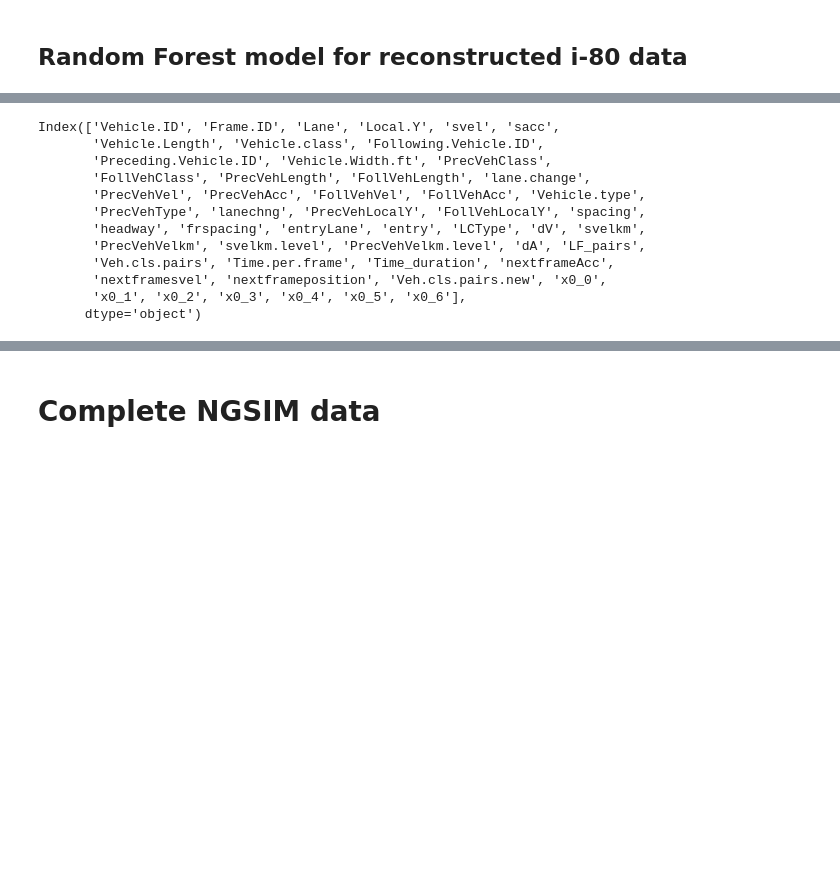
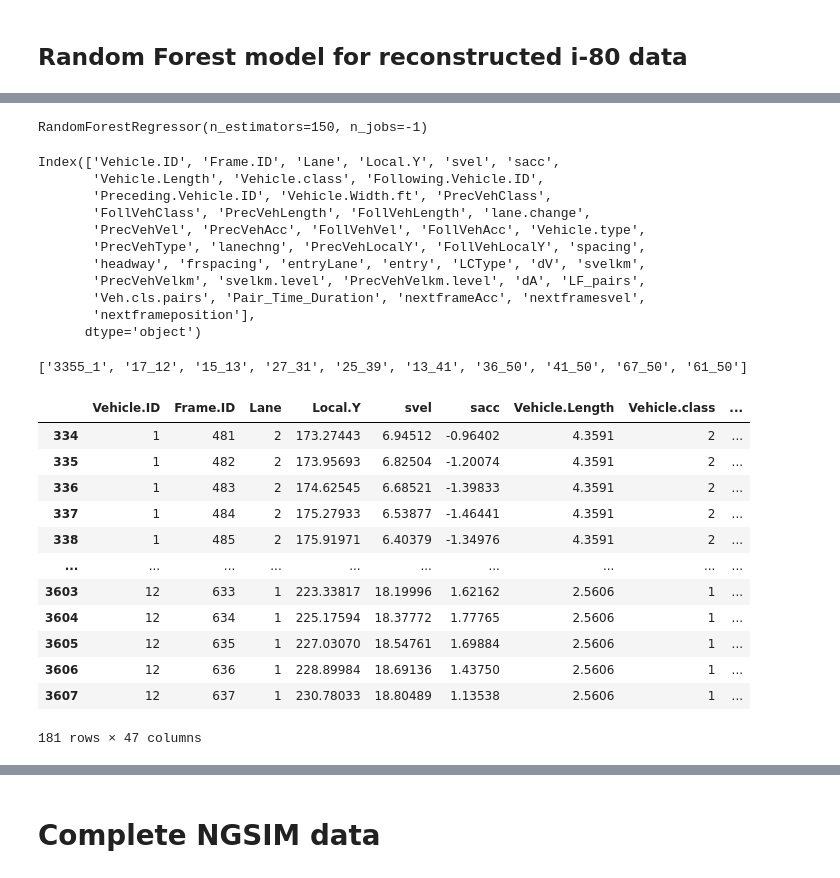
Before and after one commit to VineetDhamija/DataDrivenCarFollowing, a Jupyter notebook: datadrivencarfollowing-v1/scripts/Random_Forest_RS.ipynb, the cells around one changed output, grey strips where cells are left out. Drawn from its saved outputs; the diff is of its cells as text; code cells hidden in the pictures; blank space fills up the shorter version.

```diff
--- a/datadrivencarfollowing-v1/scripts/Random_Forest_RS.ipynb
+++ b/datadrivencarfollowing-v1/scripts/Random_Forest_RS.ipynb
@@ -143,0 +178,6 @@ new_ngsim.shape
+# %%
+ngsim = ngsim[ngsim["dV"].notna()]
+ngsim = ngsim[ngsim["spacing"].notna()]
+ngsim = ngsim[ngsim["nextframesvel"].notna()]
+ngsim = ngsim[ngsim["svel"].notna()]
+ngsim = ngsim[ngsim["PrecVehVel"].notna()]
@@ -144,5 +197,14 @@ new_ngsim.shape
+# %%
+X_train = train[["spacing",'PrecVehType','Vehicle.type','dV','svel']]
+y_train= train['nextframesvel']
+X_test = test[["spacing",'PrecVehType','Vehicle.type','dV','svel']]
+y_test= test['nextframesvel']
+rf = RandomForestRegressor(n_estimators = 150, n_jobs = -1)
+rf.fit(X_train,y_train)
+# %% [output]
+RandomForestRegressor(n_estimators=150, n_jobs=-1)
 # %%
-new_ngsim.columns
+ngsim.columns
 # %% [output]
 Index(['Vehicle.ID', 'Frame.ID', 'Lane', 'Local.Y', 'svel', 'sacc',
        'Vehicle.Length', 'Vehicle.class', 'Following.Vehicle.ID',
@@ -152,7 +214,6 @@ Index(['Vehicle.ID', 'Frame.ID', 'Lane', 'Local.Y', 'svel', 'sacc',
        'PrecVehType', 'lanechng', 'PrecVehLocalY', 'FollVehLocalY', 'spacing',
        'headway', 'frspacing', 'entryLane', 'entry', 'LCType', 'dV', 'svelkm',
        'PrecVehVelkm', 'svelkm.level', 'PrecVehVelkm.level', 'dA', 'LF_pairs',
-       'Veh.cls.pairs', 'Time.per.frame', 'Time_duration', 'nextframeAcc',
-       'nextframesvel', 'nextframeposition', 'Veh.cls.pairs.new', 'x0_0',
-       'x0_1', 'x0_2', 'x0_3', 'x0_4', 'x0_5', 'x0_6'],
+       'Veh.cls.pairs', 'Pair_Time_Duration', 'nextframeAcc', 'nextframesvel',
+       'nextframeposition'],
       dtype='object')
@@ -164,0 +312,26 @@ X_train, X_test, y_train, y_test = train_test_split(X, Y, test_size=0.2, random_
+# %%
+c, b = data_in_parts(test,0,10)
+print(b)
+
+
+#Predicted acceleration
+target_variable = 'nextframesvel'
+F = prediction(test, b, target_variable, rf)
+# %% [output]
+['3355_1', '17_12', '15_13', '27_31', '25_39', '13_41', '36_50', '41_50', '67_50', '61_50']
+# %%
+F
+# %% [output]
+|  | Vehicle.ID | Frame.ID | Lane | Local.Y | svel | sacc | Vehicle.Length | Vehicle.class | ... |
+| 334 | 1 | 481 | 2 | 173.27443 | 6.94512 | -0.96402 | 4.3591 | 2 | ... |
+| 335 | 1 | 482 | 2 | 173.95693 | 6.82504 | -1.20074 | 4.3591 | 2 | ... |
+| 336 | 1 | 483 | 2 | 174.62545 | 6.68521 | -1.39833 | 4.3591 | 2 | ... |
+| 337 | 1 | 484 | 2 | 175.27933 | 6.53877 | -1.46441 | 4.3591 | 2 | ... |
+| 338 | 1 | 485 | 2 | 175.91971 | 6.40379 | -1.34976 | 4.3591 | 2 | ... |
+| ... | ... | ... | ... | ... | ... | ... | ... | ... | ... |
+| 3603 | 12 | 633 | 1 | 223.33817 | 18.19996 | 1.62162 | 2.5606 | 1 | ... |
+| 3604 | 12 | 634 | 1 | 225.17594 | 18.37772 | 1.77765 | 2.5606 | 1 | ... |
+| 3605 | 12 | 635 | 1 | 227.03070 | 18.54761 | 1.69884 | 2.5606 | 1 | ... |
+| 3606 | 12 | 636 | 1 | 228.89984 | 18.69136 | 1.43750 | 2.5606 | 1 | ... |
+| 3607 | 12 | 637 | 1 | 230.78033 | 18.80489 | 1.13538 | 2.5606 | 1 | ... |
+181 rows × 47 columns
```
Also changed, not shown: parts of 36 cells of this notebook.
